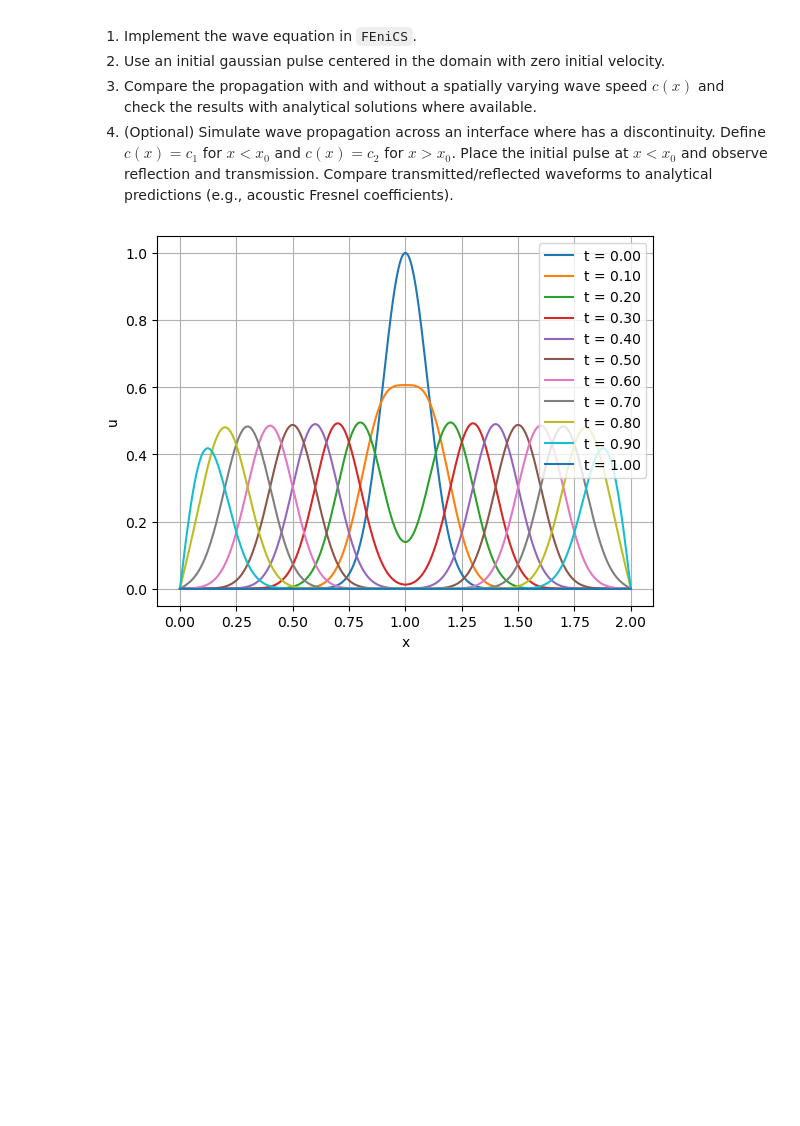
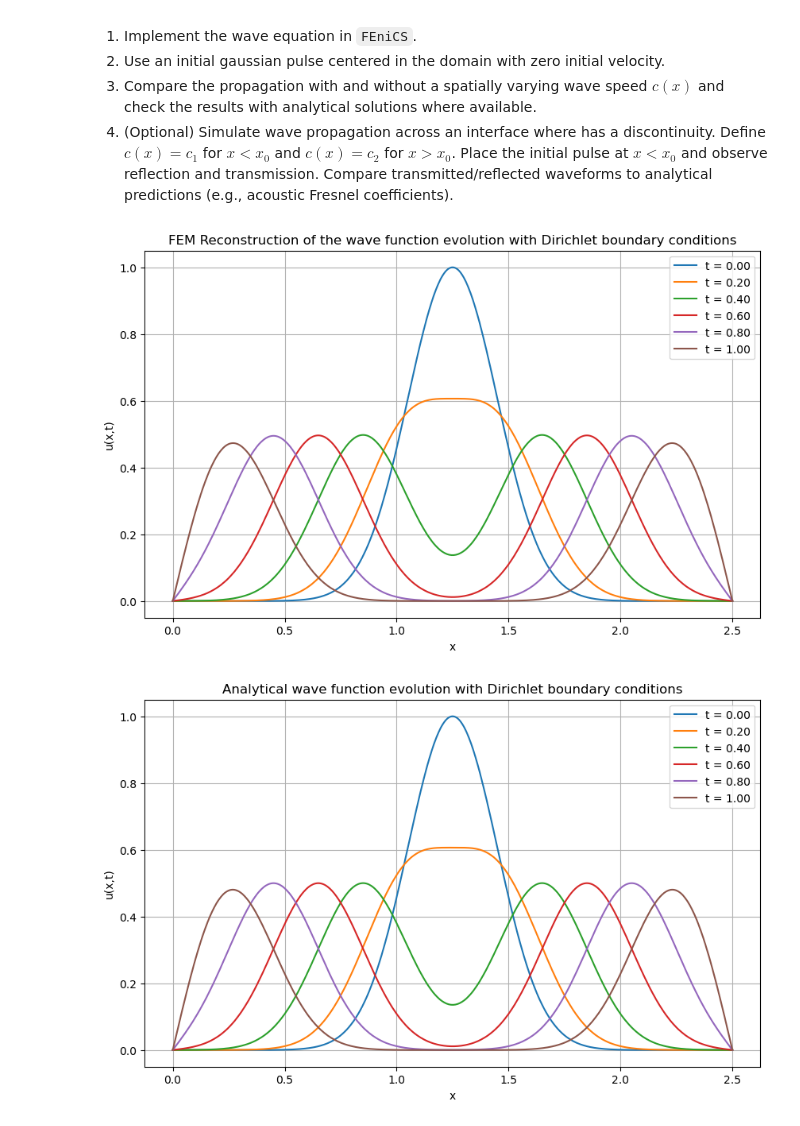
Before and after one commit to darioliotta/Quantum-Information-Project, a Jupyter notebook: try.ipynb, the cells around one changed output. Saved outputs shown, nothing was run; the diff lists cells and outputs as text; code cells hidden in the pictures; blank space fills up the shorter version.

```diff
--- a/try.ipynb
+++ b/try.ipynb
@@ -31,23 +31,33 @@ where $u(x,t)$ is the wave field and $c$ is the wave speed.
 def gaussian(x, x0, sigma):
     return np.exp(-0.5 * ((x - x0) / sigma)**2)
 # %%
-def classical_wave_function(L, nx, T, dt, c, f, bc = "Dirichlet", n_plots = 5):
+def classical_wave_function(L, nx, T, dt, c, f, bc = "Neumann", n_plots = 6):
 
     # Physics domain and function space
     domain = mesh.create_interval(MPI.COMM_WORLD, nx, [0.0, L])
     V      = fem.functionspace(domain, ("Lagrange", 1))
 
     # Boundary conditions
-    if bc == "Dirichlet":
-        u_bc = fem.Function(V)
+
+    bc_list = []
+
+    if bc == "Neumann":
+
+        bc_list = []
+
+    elif bc == "Dirichlet":
+
+        u_bc            = fem.Function(V)
         u_bc.x.array[:] = 0.0
+
         facets = mesh.locate_entities_boundary(
             domain,
             dim    = 0,
             marker = lambda x: np.isclose(x[0], 0.0) | np.isclose(x[0], L)
         )
-        dofs = fem.locate_dofs_topological(V, entity_dim = 0, entities = facets)
-        bc   = fem.dirichletbc(u_bc, dofs)
+
+        dofs    = fem.locate_dofs_topological(V, entity_dim = 0, entities = facets)
+        bc_list = [fem.dirichletbc(u_bc, dofs)]
 
     # Function at different time steps
     u_past    = fem.Function(V)   # u_{i-1}
@@ -65,7 +75,7 @@ def classical_wave_function(L, nx, T, dt, c, f, bc = "Dirichlet", n_plots = 5):
 
     # Constant matrix A
     a_form = (u * v / dt**2) * ufl.dx + c**2 * ufl.inner(ufl.grad(u), ufl.grad(v)) * ufl.dx
-    A      = fem_petsc.assemble_matrix(fem.form(a_form), bcs = [bc])
+    A      = fem_petsc.assemble_matrix(fem.form(a_form), bcs = bc_list)
     A.assemble()
 
     # Solving through LU decomposition
@@ -78,6 +88,9 @@ def classical_wave_function(L, nx, T, dt, c, f, bc = "Dirichlet", n_plots = 5):
     nt      = int(T / dt) + 1
     t_vals  = np.linspace(0., T, nt)
     t_plots = np.linspace(0., T, n_plots)
+
+    # Plot figure
+    plt.figure(figsize = (10, 6))
 
     # Temporal loop
     for t_current in t_vals:
@@ -93,9 +106,9 @@ def classical_wave_function(L, nx, T, dt, c, f, bc = "Dirichlet", n_plots = 5):
         # Right hand side
         L_form = (2.0 * u_present * v / dt**2 - u_past * v / dt**2) * ufl.dx
         b      = fem_petsc.assemble_vector(fem.form(L_form))
-        fem_petsc.apply_lifting(b, [fem.form(a_form)], bcs = [[bc]])
+        fem_petsc.apply_lifting(b, [fem.form(a_form)], bcs = [bc_list])
         b.ghostUpdate(addv = PETSc.InsertMode.ADD, mode = PETSc.ScatterMode.REVERSE)
-        fem_petsc.set_bc(b, [bc])
+        fem_petsc.set_bc(b, bc_list)
 
         # Solution
         solver.solve(b, u_future.x.petsc_vec)
@@ -107,7 +120,9 @@ def classical_wave_function(L, nx, T, dt, c, f, bc = "Dirichlet", n_plots = 5):
 
     # Final plot options
     plt.xlabel("x")
-    plt.ylabel("u")
+    plt.ylabel("u(x,t)")
+    plt.title(f"FEM Reconstruction of the wave function evolution with {bc} boundary conditions")
     plt.legend()
-    plt.grid()
+    plt.grid(True)
+
     plt.show()
@@ -114,10 +183,13 @@ def classical_wave_function(L, nx, T, dt, c, f, bc = "Dirichlet", n_plots = 5):
 # %%
-L  = 2.0
+L  = 2.5
 nx = 500
 T  = 1.0
 dt = 0.001
 c  = 1.0
+bc = "Dirichlet"
 
-classical_wave_function(L = L, nx = nx, T = T, dt = dt, c = c, f = lambda x: gaussian(x, x0 = L/2, sigma = 0.1), n_plots = 11)
+classical_wave_function(L = L, nx = nx, T = T, dt = dt, c = c, f = lambda x: gaussian(x, x0 = L/2, sigma = 0.2), bc = bc, n_plots = 6)
+classica_wave_function_analytical(L = L, nx = nx, T = T, c = c, f = lambda x: gaussian(x, x0 = L/2, sigma = 0.2), N_modes = 50, bc = bc, n_plots = 6)
 # %% [output]
-[figure, old version]
+[figure, new version]
+[figure, added]
```
Also changed, not shown: parts of 1 cell of this notebook, 1 other file.
